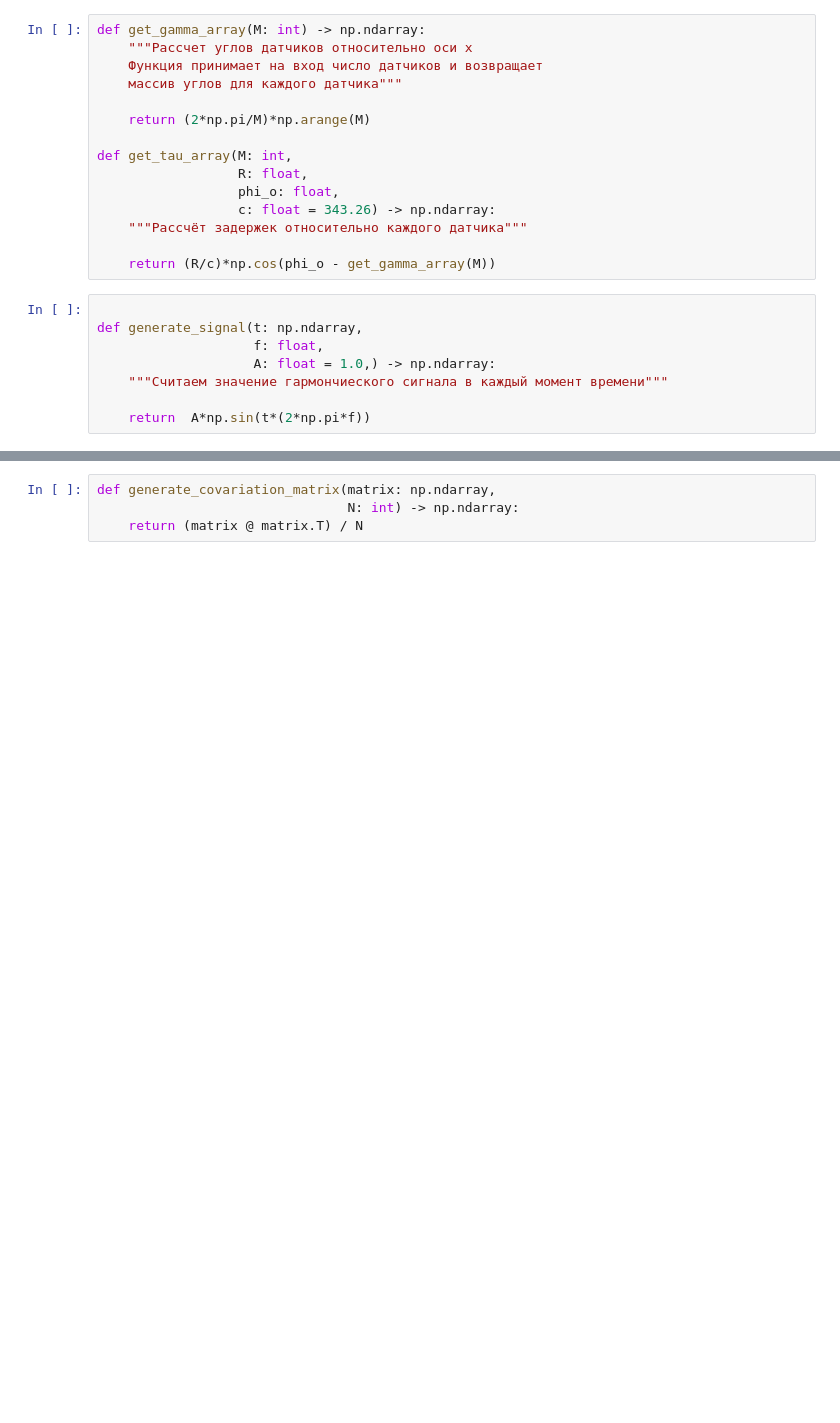
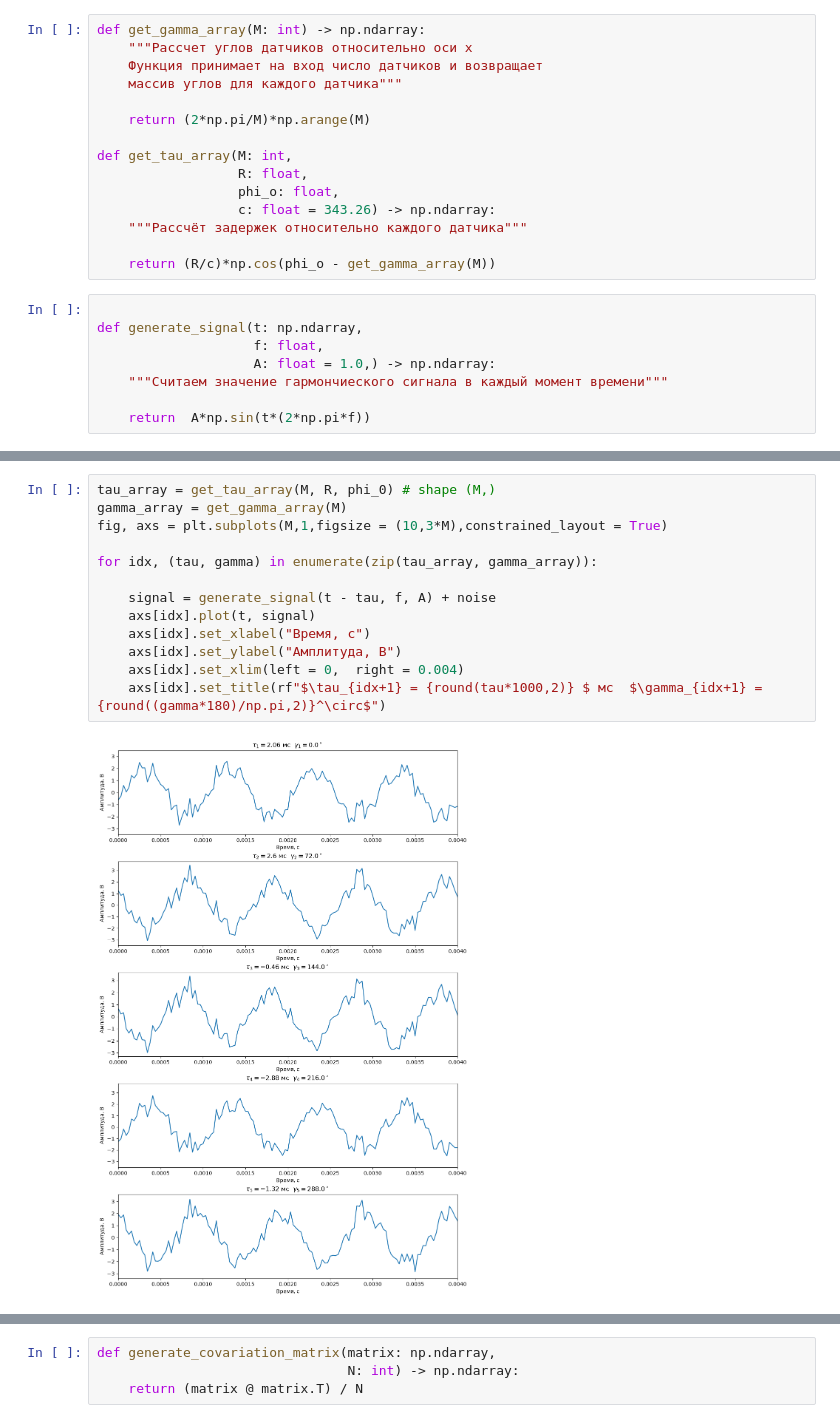
Before and after one commit to veitnemed/piling, a Jupyter notebook: notebook.ipynb, the cells around one changed output, grey strips where cells are left out. Saved outputs shown, nothing was run; the diff lists cells and outputs as text; blank space fills up the shorter version.

```diff
--- a/notebook.ipynb
+++ b/notebook.ipynb
@@ -44 +85,16 @@ def generate_signal(t: np.ndarray,
+# %%
+tau_array = get_tau_array(M, R, phi_0) # shape (M,)
+gamma_array = get_gamma_array(M)
+fig, axs = plt.subplots(M,1,figsize = (10,3*M),constrained_layout = True)
+
+for idx, (tau, gamma) in enumerate(zip(tau_array, gamma_array)):
+
+    signal = generate_signal(t - tau, f, A) + noise
+    axs[idx].plot(t, signal)
+    axs[idx].set_xlabel("Время, с")
+    axs[idx].set_ylabel("Амплитуда, В")
+    axs[idx].set_xlim(left = 0,  right = 0.004)
+    axs[idx].set_title(rf"$\tau_{idx+1} = {round(tau*1000,2)} $ мс  $\gamma_{idx+1} = {round((gamma*180)/np.pi,2)}^\circ$")
+# %% [output]
+[figure, added]
 # %%
```
Also changed, not shown: parts of 8 cells of this notebook, 1 other file.
